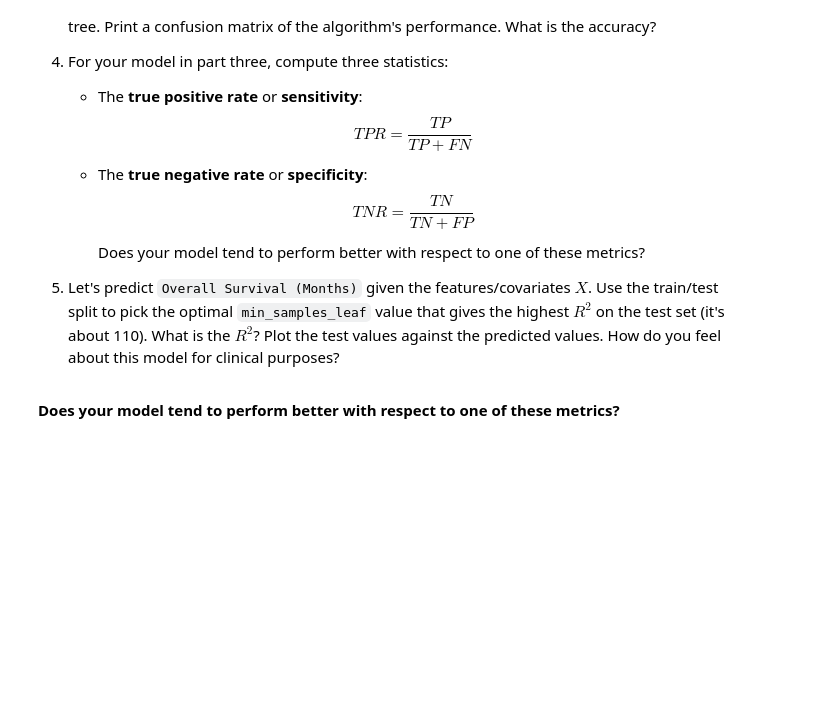
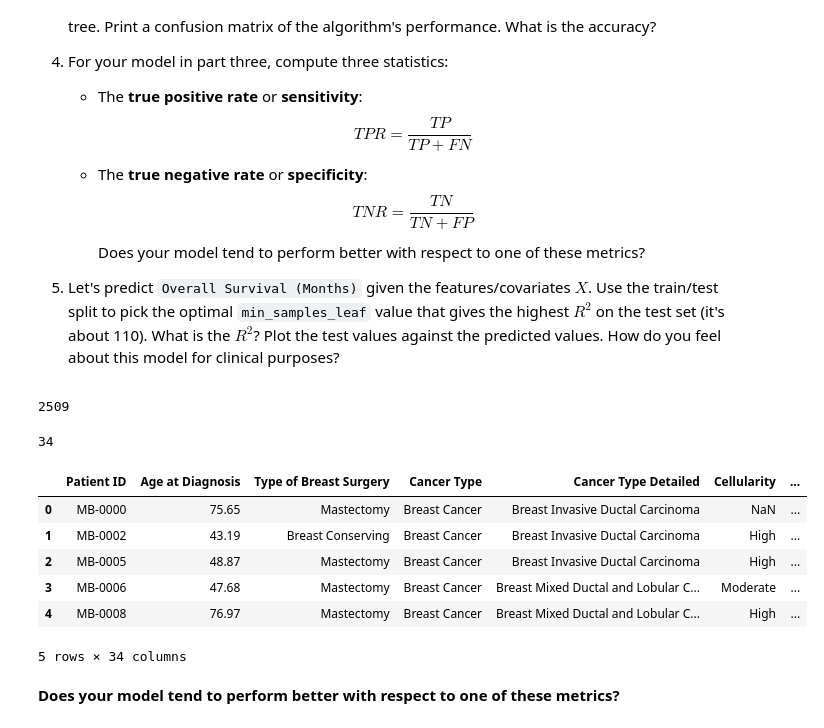
Before and after one commit to kpunsalan8/trees-KP, a Jupyter notebook: assignment/assignment.ipynb, the cells around one changed output. Saved outputs shown, nothing was run; the diff lists cells and outputs as text; code cells hidden in the pictures; blank space fills up the shorter version.

```diff
--- a/assignment/assignment.ipynb
+++ b/assignment/assignment.ipynb
@@ -232,5 +230,28 @@ plt.show()
+# %%
+# 3.1 load the dataset
+link = 'https://raw.githubusercontent.com/kpunsalan8/trees-KP/refs/heads/main/assignment/data/Breast%20Cancer%20METABRIC.csv'
+df = pd.read_csv(link)
+# %%
+# how many observations
+len(df)
+# %% [output]
+2509
+# %%
+# how many variables
+len(df.columns)
+# %% [output]
+34
 # %%
 # first few rows of data
+df.head()
+# %% [output]
+|  | Patient ID | Age at Diagnosis | Type of Breast Surgery | Cancer Type | Cancer Type Detailed | Cellularity | ... |
+| 0 | MB-0000 | 75.65 | Mastectomy | Breast Cancer | Breast Invasive Ductal Carcinoma | NaN | ... |
+| 1 | MB-0002 | 43.19 | Breast Conserving | Breast Cancer | Breast Invasive Ductal Carcinoma | High | ... |
+| 2 | MB-0005 | 48.87 | Mastectomy | Breast Cancer | Breast Invasive Ductal Carcinoma | High | ... |
+| 3 | MB-0006 | 47.68 | Mastectomy | Breast Cancer | Breast Mixed Ductal and Lobular C... | Moderate | ... |
+| 4 | MB-0008 | 76.97 | Mastectomy | Breast Cancer | Breast Mixed Ductal and Lobular C... | High | ... |
+5 rows × 34 columns
 # %%
 # 3.2 one-hot-encode categorical variables
 # %%
```
Also changed, not shown: parts of 4 cells of this notebook.
